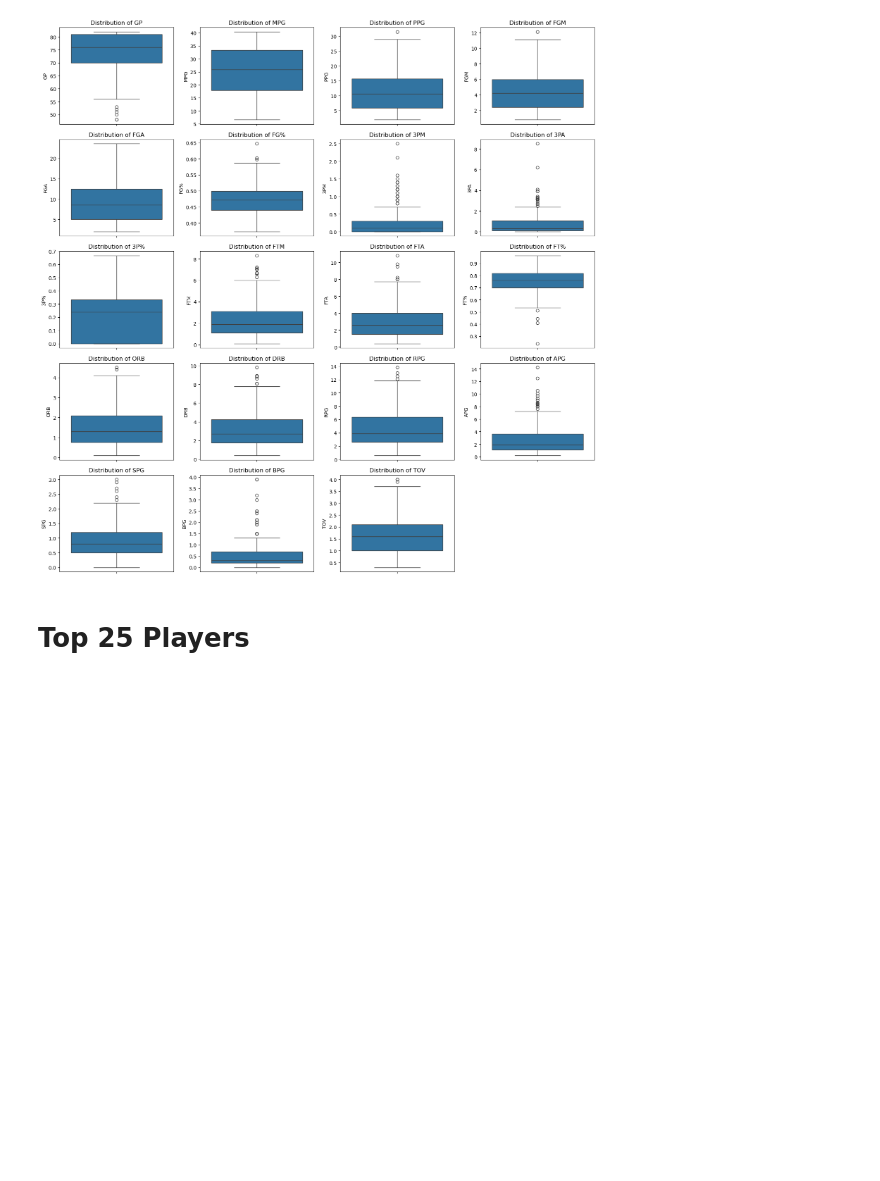
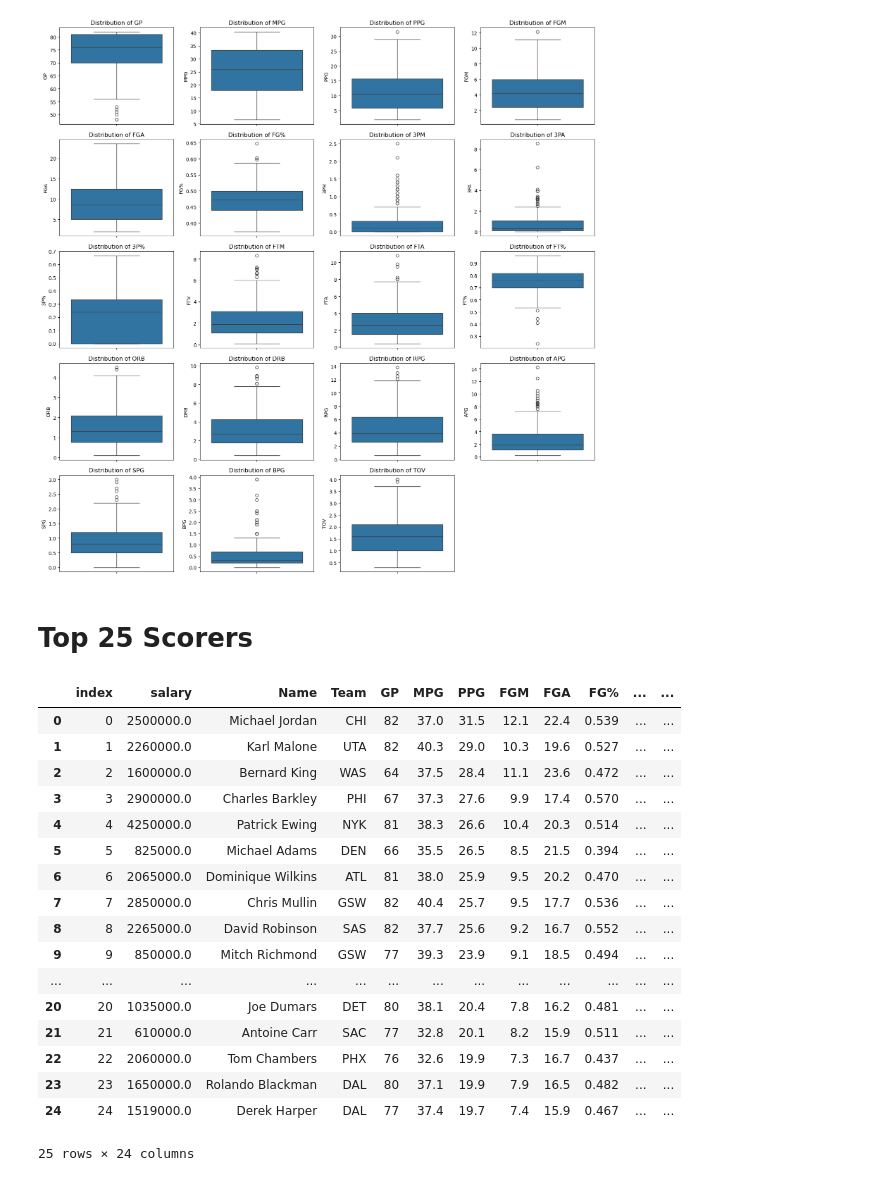
Before and after one commit to MaukanMir/1990-1991-Season-Analysis, a Jupyter notebook: nba.ipynb, the cells around one changed output. Drawn from its saved outputs; the diff is of its cells as text; code cells hidden in the pictures; blank space fills up the shorter version.

```diff
--- a/nba.ipynb
+++ b/nba.ipynb
@@ -242,4 +242,26 @@ check_distributions(numeric_cols, interested_columns, "boxplot")
 # %% [output]
 [figure]
 # %% [markdown]
-# Top 25 Players
+# Top 25 Scorers
+# %%
+top_25_scorers = df.sort_values(by="PPG",ascending=False).reset_index().head(25)
+top_25_scorers
+# %% [output]
+|  | index | salary | Name | Team | GP | MPG | PPG | FGM | FGA | FG% | ... | ... |
+| 0 | 0 | 2500000.0 | Michael Jordan | CHI | 82 | 37.0 | 31.5 | 12.1 | 22.4 | 0.539 | ... | ... |
+| 1 | 1 | 2260000.0 | Karl Malone | UTA | 82 | 40.3 | 29.0 | 10.3 | 19.6 | 0.527 | ... | ... |
+| 2 | 2 | 1600000.0 | Bernard King | WAS | 64 | 37.5 | 28.4 | 11.1 | 23.6 | 0.472 | ... | ... |
+| 3 | 3 | 2900000.0 | Charles Barkley | PHI | 67 | 37.3 | 27.6 | 9.9 | 17.4 | 0.570 | ... | ... |
+| 4 | 4 | 4250000.0 | Patrick Ewing | NYK | 81 | 38.3 | 26.6 | 10.4 | 20.3 | 0.514 | ... | ... |
+| 5 | 5 | 825000.0 | Michael Adams | DEN | 66 | 35.5 | 26.5 | 8.5 | 21.5 | 0.394 | ... | ... |
+| 6 | 6 | 2065000.0 | Dominique Wilkins | ATL | 81 | 38.0 | 25.9 | 9.5 | 20.2 | 0.470 | ... | ... |
+| 7 | 7 | 2850000.0 | Chris Mullin | GSW | 82 | 40.4 | 25.7 | 9.5 | 17.7 | 0.536 | ... | ... |
+| 8 | 8 | 2265000.0 | David Robinson | SAS | 82 | 37.7 | 25.6 | 9.2 | 16.7 | 0.552 | ... | ... |
+| 9 | 9 | 850000.0 | Mitch Richmond | GSW | 77 | 39.3 | 23.9 | 9.1 | 18.5 | 0.494 | ... | ... |
+| ... | ... | ... | ... | ... | ... | ... | ... | ... | ... | ... | ... | ... |
+| 20 | 20 | 1035000.0 | Joe Dumars | DET | 80 | 38.1 | 20.4 | 7.8 | 16.2 | 0.481 | ... | ... |
+| 21 | 21 | 610000.0 | Antoine Carr | SAC | 77 | 32.8 | 20.1 | 8.2 | 15.9 | 0.511 | ... | ... |
+| 22 | 22 | 2060000.0 | Tom Chambers | PHX | 76 | 32.6 | 19.9 | 7.3 | 16.7 | 0.437 | ... | ... |
+| 23 | 23 | 1650000.0 | Rolando Blackman | DAL | 80 | 37.1 | 19.9 | 7.9 | 16.5 | 0.482 | ... | ... |
+| 24 | 24 | 1519000.0 | Derek Harper | DAL | 77 | 37.4 | 19.7 | 7.4 | 15.9 | 0.467 | ... | ... |
+25 rows × 24 columns
```
